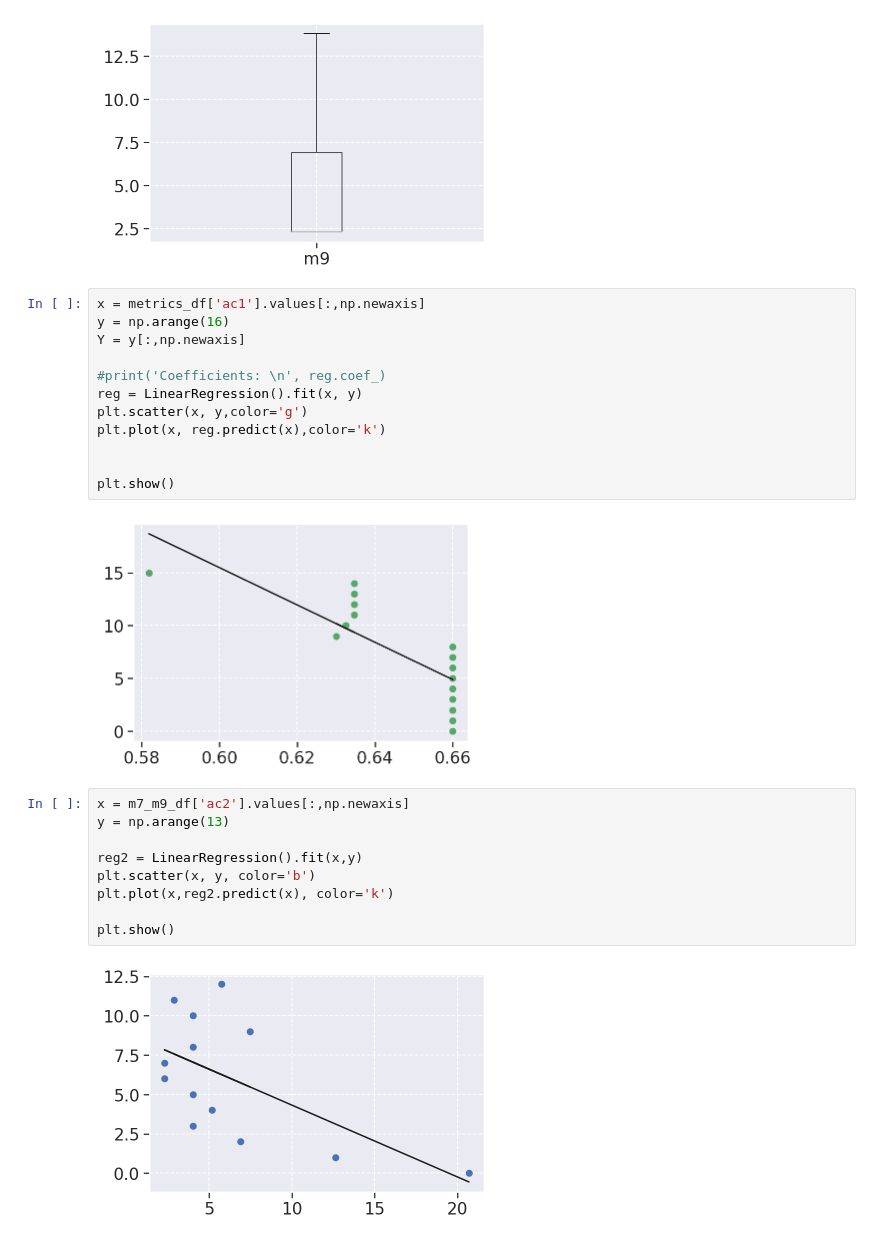
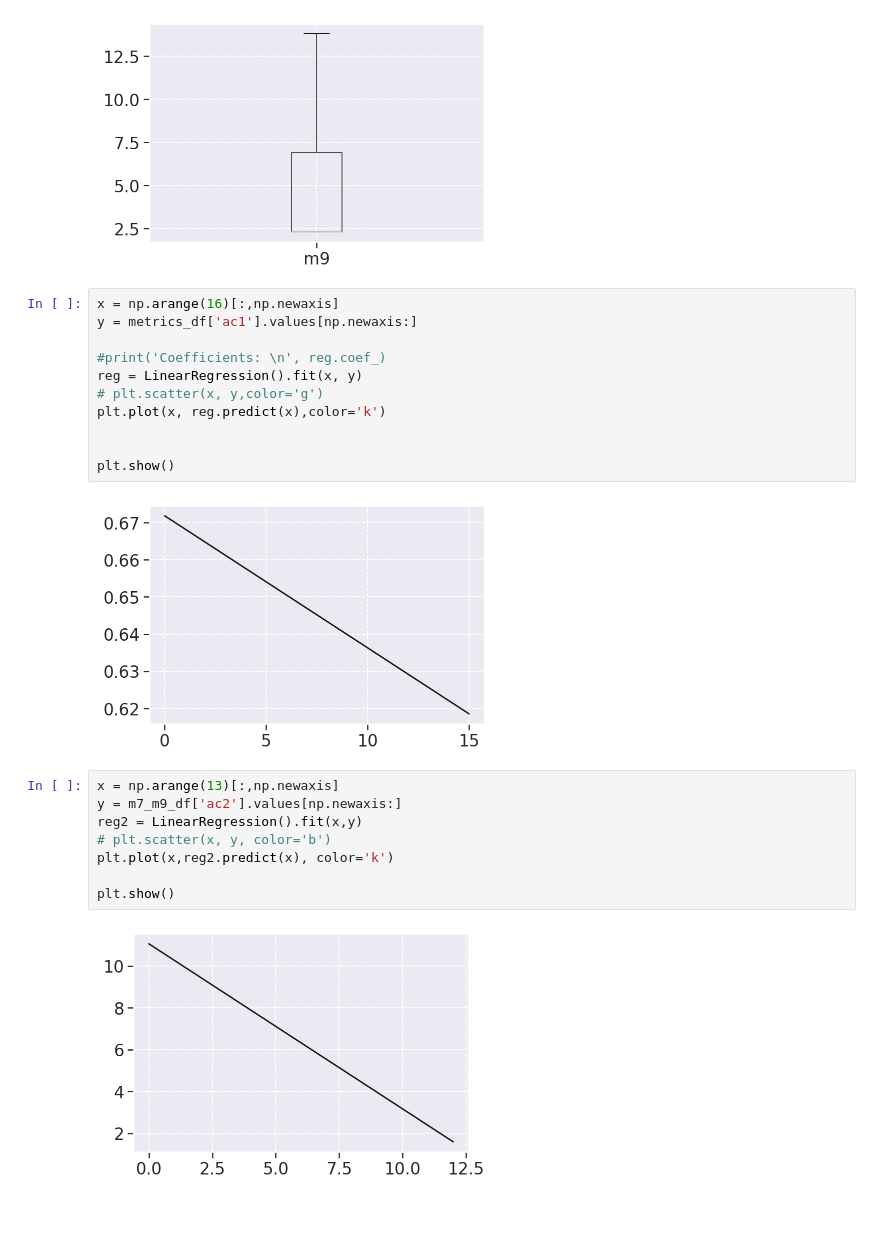
Before and after one commit to fga-eps-mds/2020.2-Violeta-Documentacao, a Jupyter notebook: docs/Projeto/analytics.ipynb, the cells around one changed output. Drawn from its saved outputs; the diff is of its cells as text; blank space fills up the shorter version.

```diff
--- a/docs/Projeto/analytics.ipynb
+++ b/docs/Projeto/analytics.ipynb
@@ -703,27 +687,25 @@ m7_m9_df[['m9']].boxplot()
 <AxesSubplot:>
 [figure]
 # %%
-x = metrics_df['ac1'].values[:,np.newaxis]
-y = np.arange(16)
-Y = y[:,np.newaxis]
+x = np.arange(16)[:,np.newaxis]
+y = metrics_df['ac1'].values[np.newaxis:]
 
 #print('Coefficients: \n', reg.coef_)
 reg = LinearRegression().fit(x, y)
-plt.scatter(x, y,color='g')
+# plt.scatter(x, y,color='g')
 plt.plot(x, reg.predict(x),color='k')
 
 
 plt.show()
 # %% [output]
-[figure, old version]
+[figure, new version]
 # %%
-x = m7_m9_df['ac2'].values[:,np.newaxis]
-y = np.arange(13)
-
+x = np.arange(13)[:,np.newaxis]
+y = m7_m9_df['ac2'].values[np.newaxis:]
 reg2 = LinearRegression().fit(x,y)
-plt.scatter(x, y, color='b')
+# plt.scatter(x, y, color='b')
 plt.plot(x,reg2.predict(x), color='k')
 
 plt.show()
 # %% [output]
-[figure, old version]
+[figure, new version]
```
Also changed, not shown: parts of 4 cells of this notebook, 6 other files.
